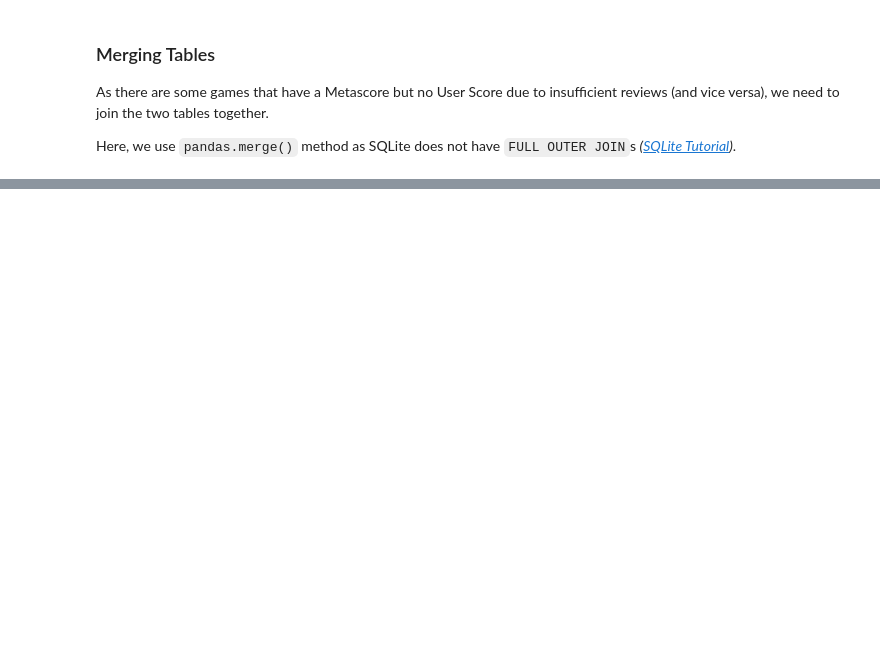
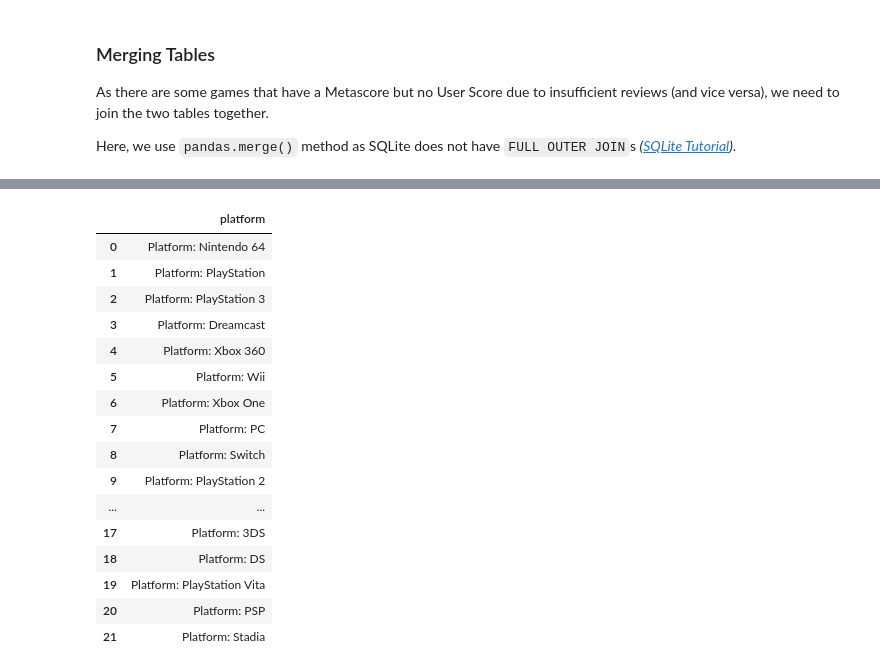
Before and after one commit to henrylin03/video-games, a Jupyter notebook: analysis.ipynb, the cells around one changed output, grey strips where cells are left out. Saved outputs shown, nothing was run; the diff lists cells and outputs as text; code cells hidden in the pictures; blank space fills up the shorter version.

```diff
--- a/analysis.ipynb
+++ b/analysis.ipynb
@@ -61,0 +79,22 @@ merged_df.head(3)
+# %%
+# displaying distinct values of `platform` column to confirm all values start with prefix
+merged_df.to_sql("games", engine, if_exists="replace", index=False)
+pd.read_sql_query("SELECT DISTINCT platform FROM games", engine)
+# %% [output]
+|  | platform |
+| 0 | Platform: Nintendo 64 |
+| 1 | Platform: PlayStation |
+| 2 | Platform: PlayStation 3 |
+| 3 | Platform: Dreamcast |
+| 4 | Platform: Xbox 360 |
+| 5 | Platform: Wii |
+| 6 | Platform: Xbox One |
+| 7 | Platform: PC |
+| 8 | Platform: Switch |
+| 9 | Platform: PlayStation 2 |
+| ... | ... |
+| 17 | Platform: 3DS |
+| 18 | Platform: DS |
+| 19 | Platform: PlayStation Vita |
+| 20 | Platform: PSP |
+| 21 | Platform: Stadia |
```
Also changed, not shown: parts of 18 cells of this notebook.
